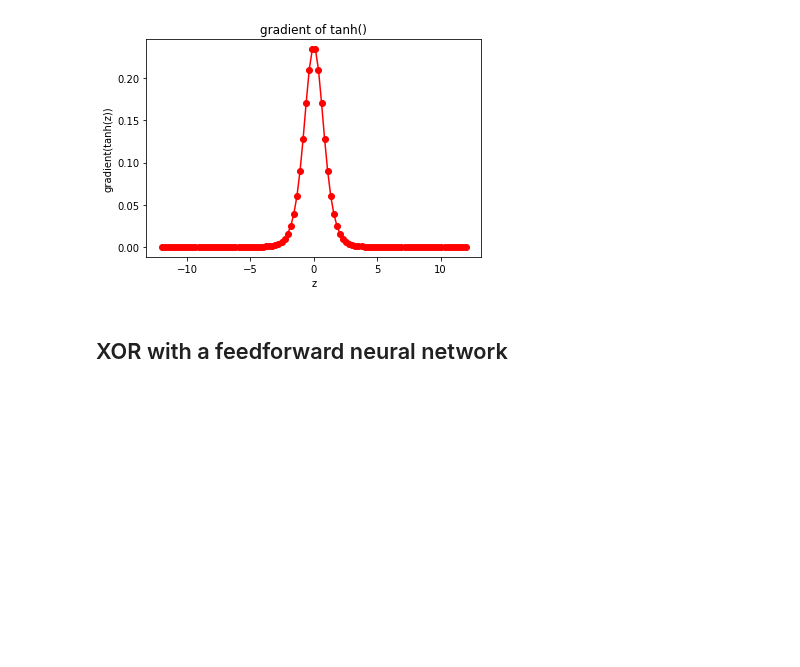
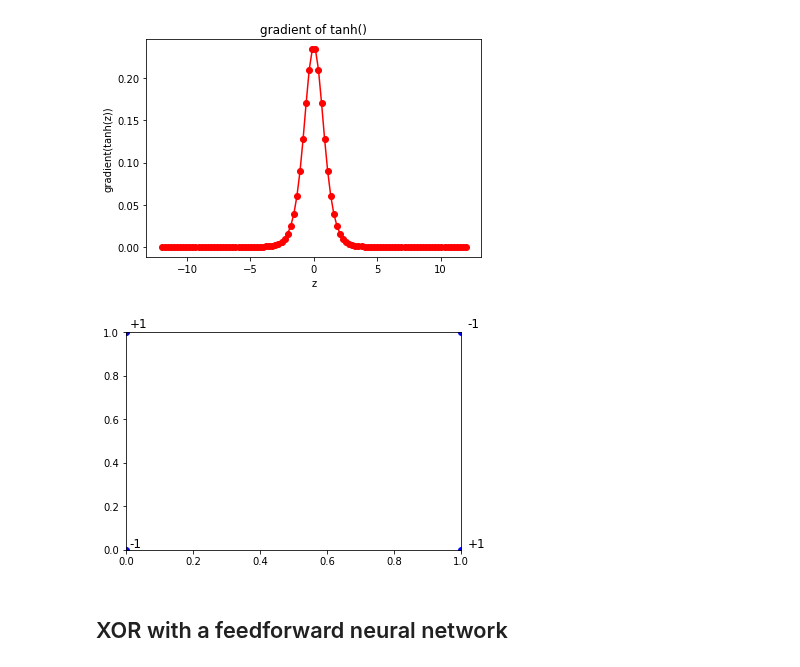
Before and after one commit to anoopsarkar/nlp-class, a Jupyter notebook: assets/notebooks/ff.ipynb, the cells around one changed output. Cells and saved outputs as stored; diff of their text form; code cells hidden in the pictures; blank space fills up the shorter version.

Commit message:
added xor plots

```diff
--- a/assets/notebooks/ff.ipynb
+++ b/assets/notebooks/ff.ipynb
@@ -39,6 +39,23 @@ plt.ylabel("gradient(tanh(z))")
 plt.show()
 # %% [output]
 [figure]
+# %%
+import matplotlib.pyplot as plt
+
+x = [[0,0],[1,0],[0,1],[1,1]]
+y = ['-1','+1','+1','-1']
+
+for i in range(len(x)):
+    x1 = x[i][0]
+    x2 = x[i][1]
+    plt.plot(x1, x2, 'bo')
+    plt.text((x1+.01) * (1.01), (x2+.01) * (1.01) , y[i], fontsize=12)
+
+plt.xlim((0, 1))
+plt.ylim((0, 1))
+plt.show()
+# %% [output]
+[figure, added]
 # %% [markdown]
 ## XOR with a feedforward neural network
 # %% [markdown]
```
Also changed, not shown: parts of 1 cell of this notebook.
